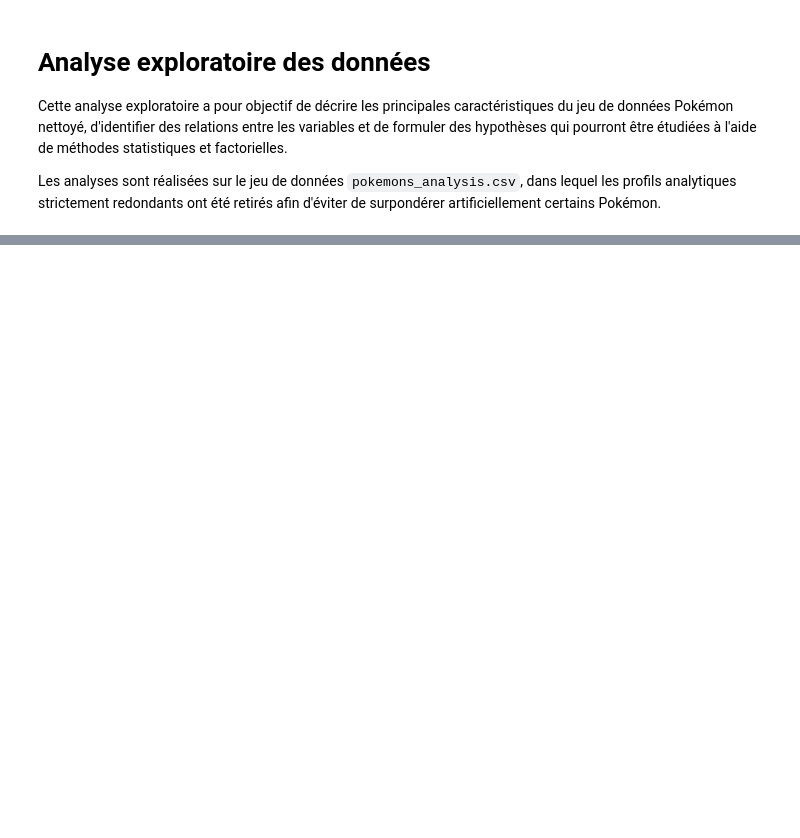
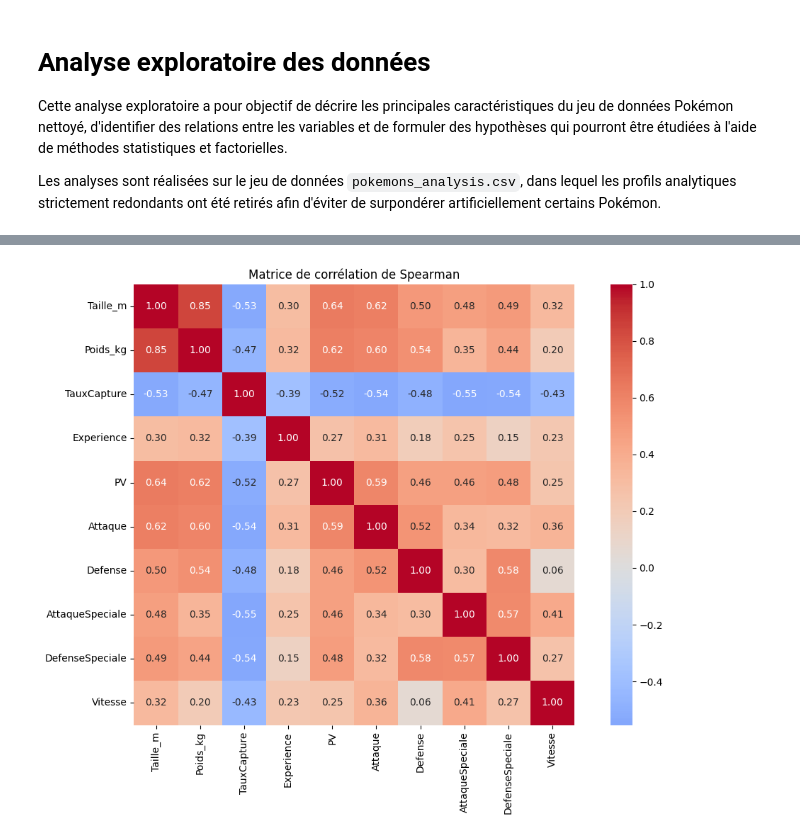
Before and after one commit to gherib-anis/pokemon-data-analysis, a Jupyter notebook: notebooks/03_exploratory_analysis.ipynb, the cells around one changed output, grey strips where cells are left out. Drawn from its saved outputs; the diff is of its cells as text; code cells hidden in the pictures; blank space fills up the shorter version.

```diff
--- a/notebooks/03_exploratory_analysis.ipynb
+++ b/notebooks/03_exploratory_analysis.ipynb
@@ -25,0 +334,19 @@ NameError: name 'pd' is not defined
+# %%
+corr_spearman = df[variables_correlation].corr(method="spearman")
+
+plt.figure(figsize=(11, 8))
+
+sns.heatmap(
+    corr_spearman,
+    annot=True,
+    fmt=".2f",
+    cmap="coolwarm",
+    center=0,
+    square=True
+)
+
+plt.title("Matrice de corrélation de Spearman")
+plt.tight_layout()
+plt.show()
+# %% [output]
+[figure, added]
```
Also changed, not shown: parts of 78 cells of this notebook.
